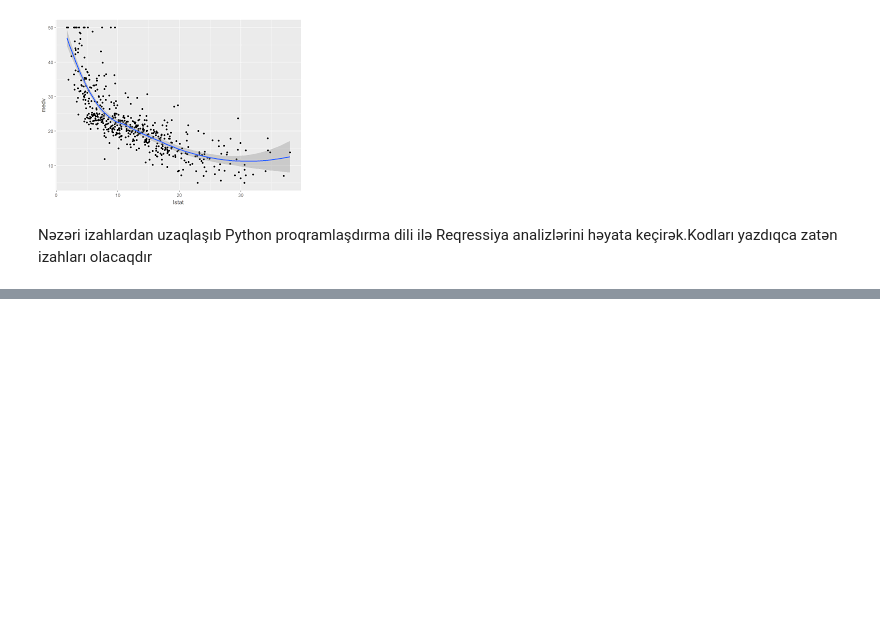
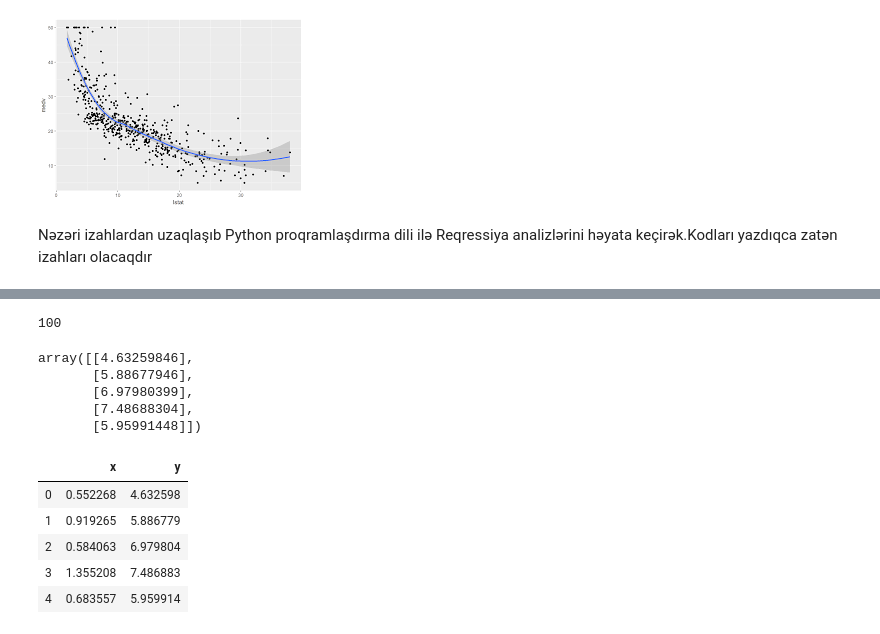
Before and after one commit to RashadGarayev/MachineLearningAZ, a Jupyter notebook: MachineLearningAz/Regression.ipynb, the cells around one changed output, grey strips where cells are left out. Drawn from its saved outputs; the diff is of its cells as text; code cells hidden in the pictures; blank space fills up the shorter version.

```diff
--- a/MachineLearningAz/Regression.ipynb
+++ b/MachineLearningAz/Regression.ipynb
@@ -96,0 +163,4 @@ Nəzəri izahlardan uzaqlaşıb Python proqramlaşdırma dili ilə Reqressiya an
+# %%
+len(x)
+# %% [output]
+100
@@ -96,0 +171,8 @@ Nəzəri izahlardan uzaqlaşıb Python proqramlaşdırma dili ilə Reqressiya an
+# %%
+y[:5]
+# %% [output]
+array([[4.63259846],
+       [5.88677946],
+       [6.97980399],
+       [7.48688304],
+       [5.95991448]])
@@ -96,0 +181,9 @@ Nəzəri izahlardan uzaqlaşıb Python proqramlaşdırma dili ilə Reqressiya an
+# %%
+df.head()
+# %% [output]
+|  | x | y |
+| 0 | 0.552268 | 4.632598 |
+| 1 | 0.919265 | 5.886779 |
+| 2 | 0.584063 | 6.979804 |
+| 3 | 1.355208 | 7.486883 |
+| 4 | 0.683557 | 5.959914 |
```
Also changed, not shown: parts of 42 cells of this notebook.
